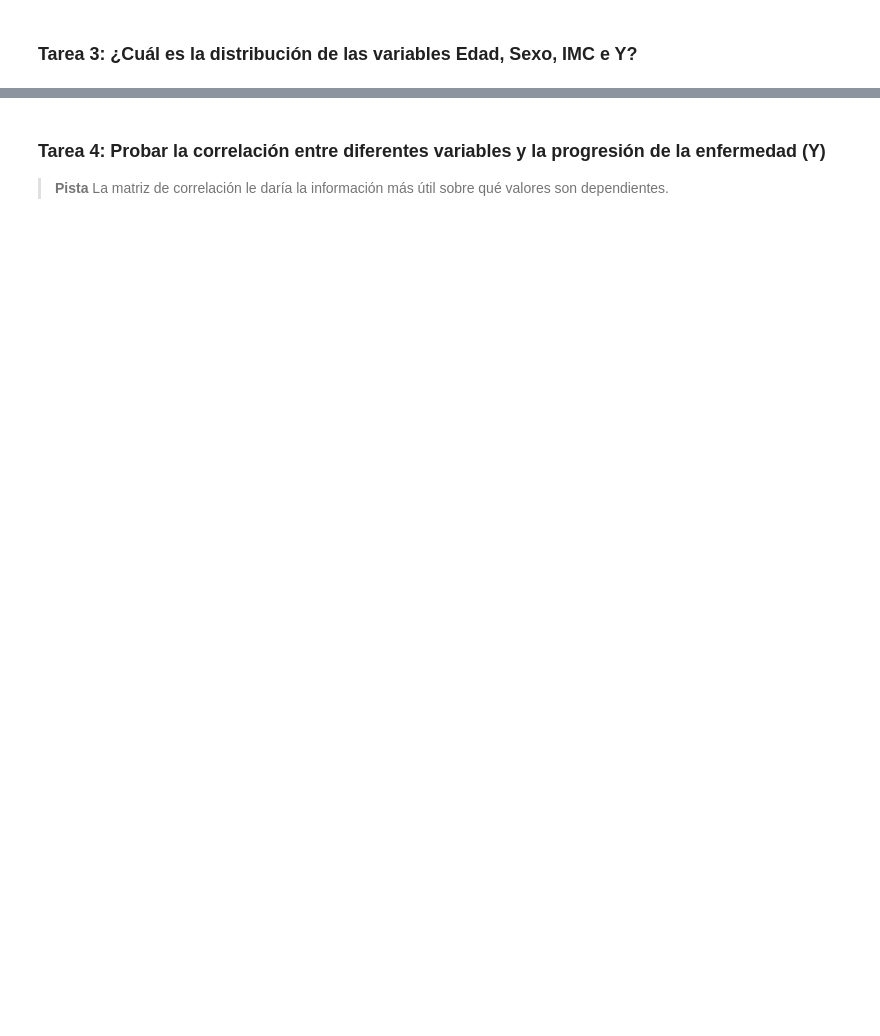
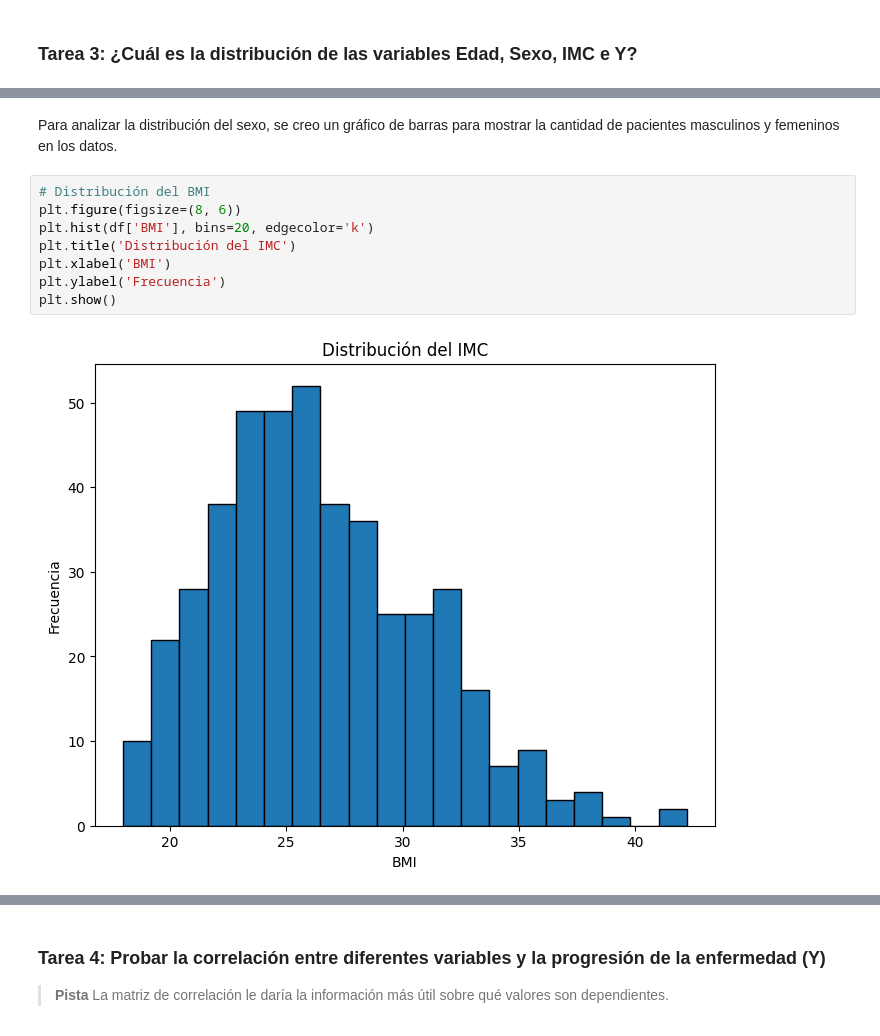
Before and after one commit to Yoel-Gasca/Data-Science-Lessons, a Jupyter notebook: 1-Introduccion/4-Estadistica-y-Probabilidad/Task/assignment.ipynb, the cells around one changed output, grey strips where cells are left out. Saved outputs shown, nothing was run; the diff lists cells and outputs as text; blank space fills up the shorter version.

```diff
--- a/1-Introduccion/4-Estadistica-y-Probabilidad/Task/assignment.ipynb
+++ b/1-Introduccion/4-Estadistica-y-Probabilidad/Task/assignment.ipynb
@@ -33,0 +103,12 @@ Estudiemos este conjunto de datos utilizando métodos de probabilidad y estadís
+# %% [markdown]
+Para analizar la distribución del sexo, se creo un gráfico de barras para mostrar la cantidad de pacientes masculinos y femeninos en los datos.
+# %%
+# Distribución del BMI
+plt.figure(figsize=(8, 6))
+plt.hist(df['BMI'], bins=20, edgecolor='k')
+plt.title('Distribución del IMC')
+plt.xlabel('BMI')
+plt.ylabel('Frecuencia')
+plt.show()
+# %% [output]
+[figure, added]
```
Also changed, not shown: parts of 16 cells of this notebook, 2 other files.
